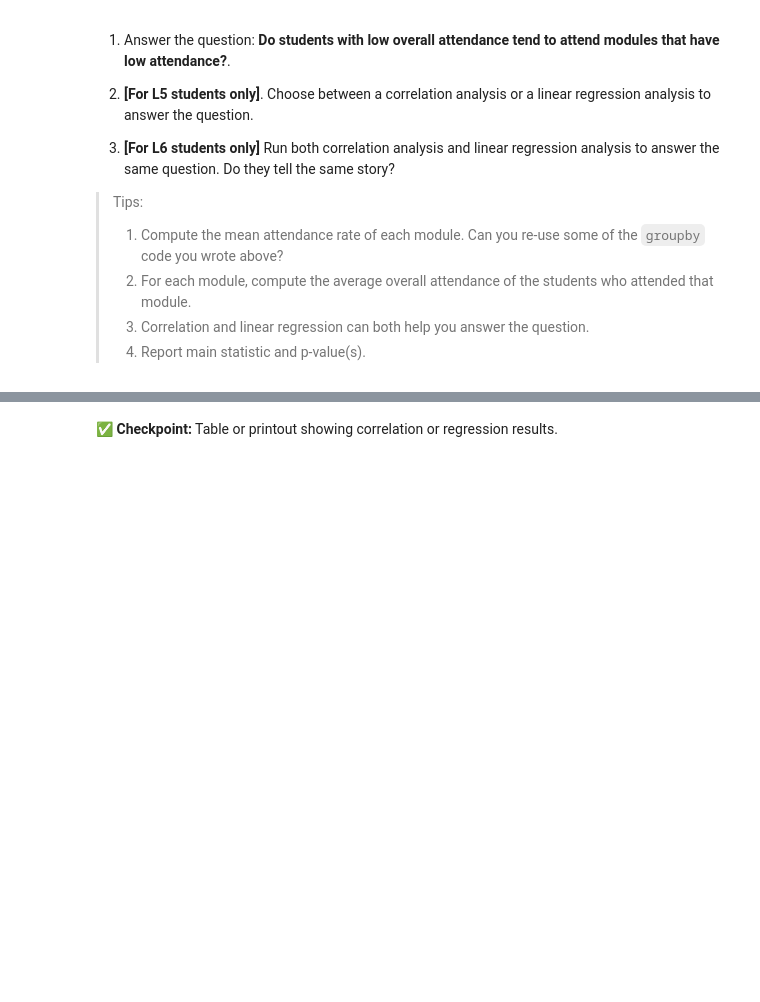
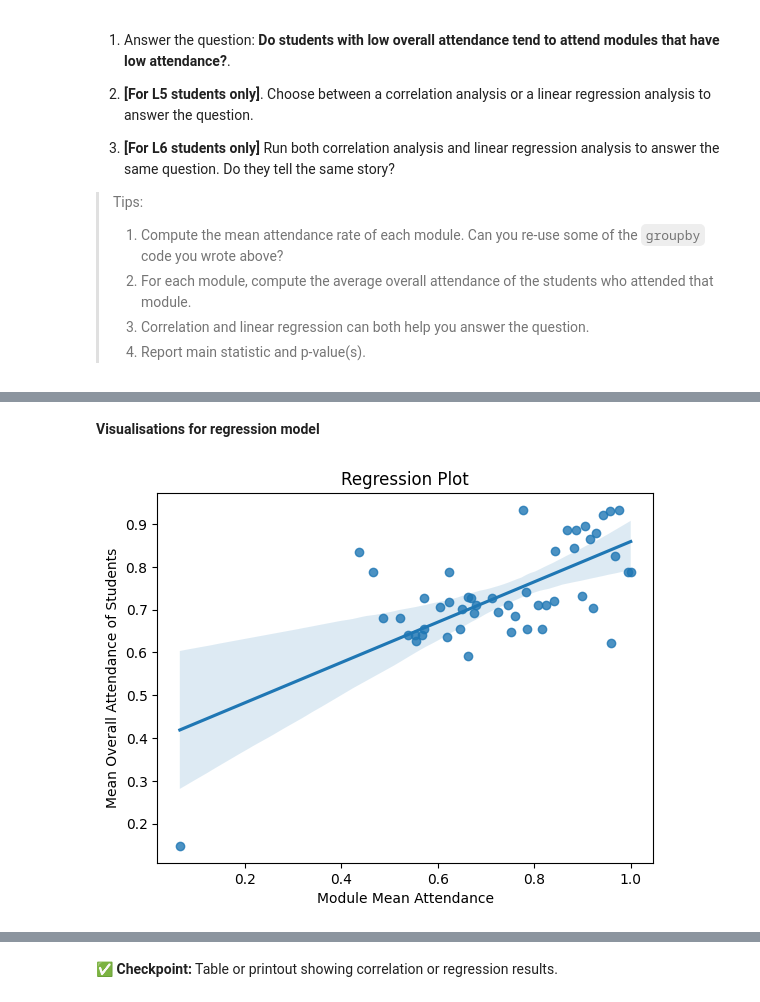
Before and after one commit to fleursmith/dsci_summative1, a Jupyter notebook: summative1-1.ipynb, the cells around one changed output, grey strips where cells are left out. Cells and saved outputs as stored; diff of their text form; code cells hidden in the pictures; blank space fills up the shorter version.

```diff
--- a/summative1-1.ipynb
+++ b/summative1-1.ipynb
@@ -655,0 +710,9 @@ plt.show()
+# %%
+# 2) Calculate the mean overall attendance of students for each module
+
+# Group by Module Name and take the mean of the "Student Overall Attendance" column
+module_student_overall = (attendance.groupby("Module Name")["Student Overall Attendance"].mean())
+    # This gives a Series indexed by Module Name
+
+# print to check the first few values
+print(module_student_overall.head())
@@ -655,0 +1058,17 @@ plt.show()
+# %% [markdown]
+**Visualisations for regression model**
+# %%
+# Regression plot with fitted line
+sns.regplot(
+    data=module_clean,
+    x="Module Mean Att.",
+    y="Mean Overall Att. of Students",
+)
+
+plt.title("Regression Plot")
+plt.xlabel("Module Mean Attendance")
+plt.ylabel("Mean Overall Attendance of Students")
+
+plt.show()
+# %% [output]
+[figure, added]
```
Also changed, not shown: parts of 27 cells of this notebook.
